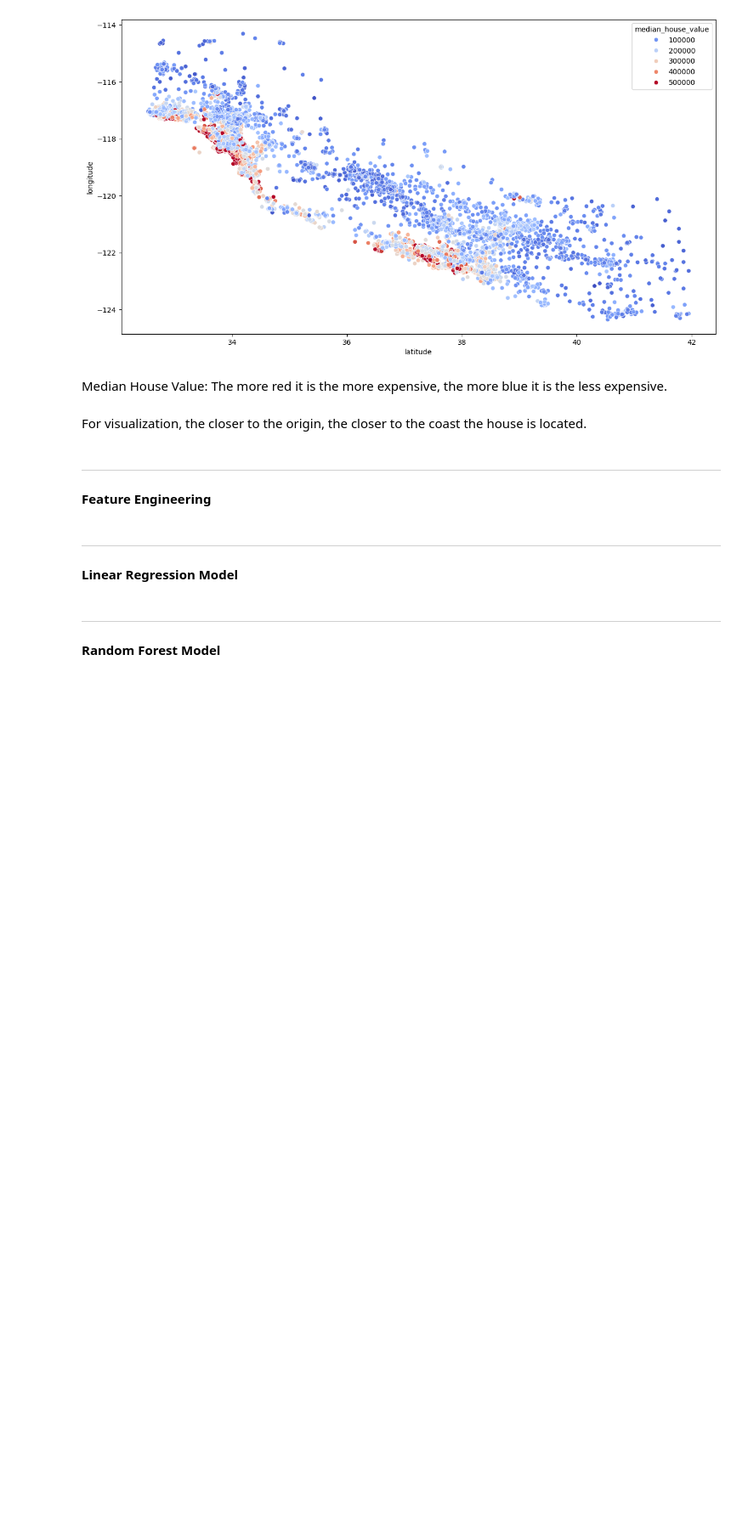
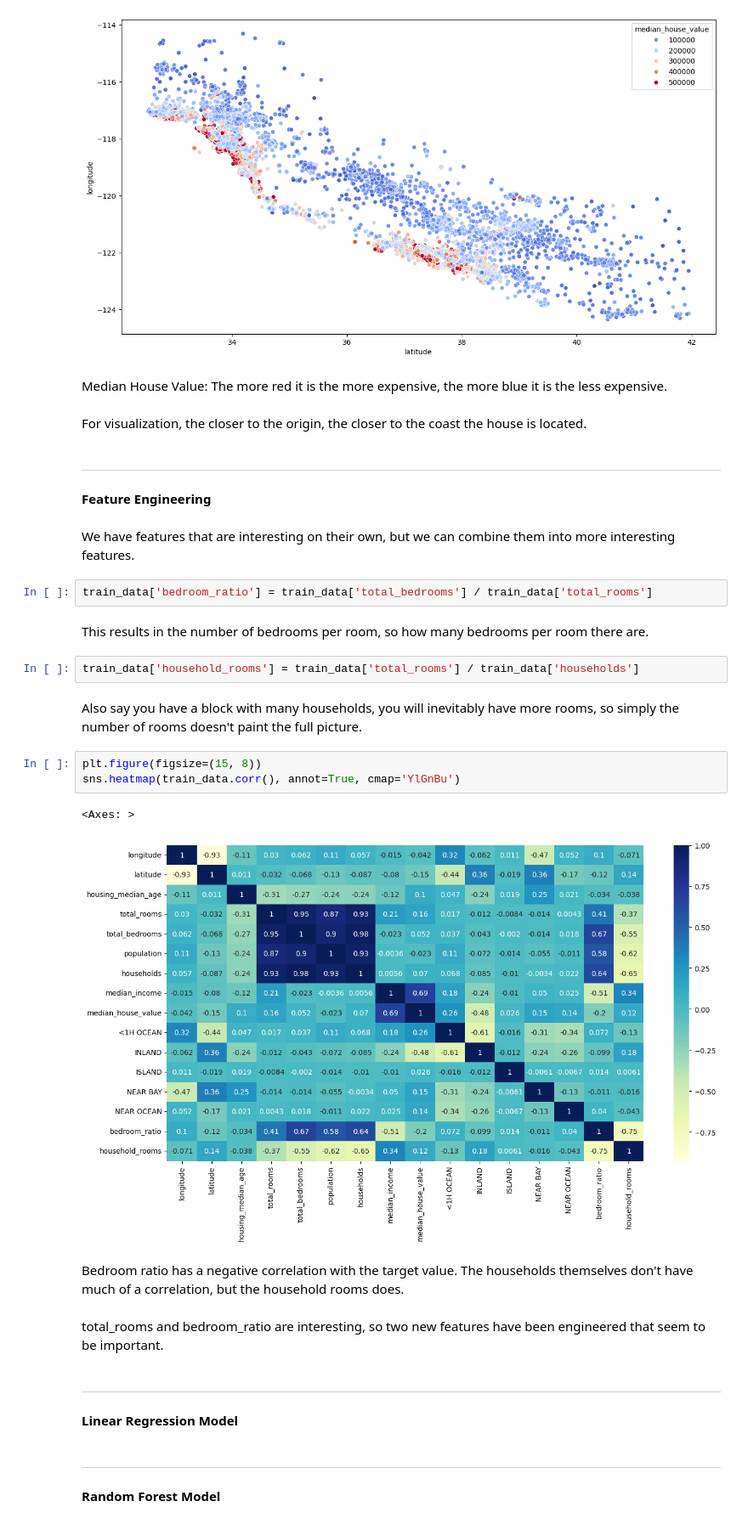
Before and after one commit to Jorwin-dev/linear-regression-py, a Jupyter notebook: house-price-prediction-linreg-py.ipynb, the cells around one changed output. Shown at 85% size. Drawn from its saved outputs; the diff is of its cells as text; blank space fills up the shorter version.

```diff
--- a/house-price-prediction-linreg-py.ipynb
+++ b/house-price-prediction-linreg-py.ipynb
@@ -229,6 +229,26 @@ For visualization, the closer to the origin, the closer to the coast the house i
 ---
 # %% [markdown]
 **Feature Engineering**
+# %% [markdown]
+We have features that are interesting on their own, but we can combine them into more interesting features.
+# %%
+train_data['bedroom_ratio'] = train_data['total_bedrooms'] / train_data['total_rooms']
+# %% [markdown]
+This results in the number of bedrooms per room, so how many bedrooms per room there are.
+# %%
+train_data['household_rooms'] = train_data['total_rooms'] / train_data['households']
+# %% [markdown]
+Also say you have a block with many households, you will inevitably have more rooms, so simply the number of rooms doesn't paint the full picture.
+# %%
+plt.figure(figsize=(15, 8))
+sns.heatmap(train_data.corr(), annot=True, cmap='YlGnBu')
+# %% [output]
+<Axes: >
+[figure, added]
+# %% [markdown]
+Bedroom ratio has a negative correlation with the target value. The households themselves don't have much of a correlation, but the household rooms does.
+# %% [markdown]
+total_rooms and bedroom_ratio are interesting, so two new features have been engineered that seem to be important.
 # %% [markdown]
 ---
 # %% [markdown]
```
